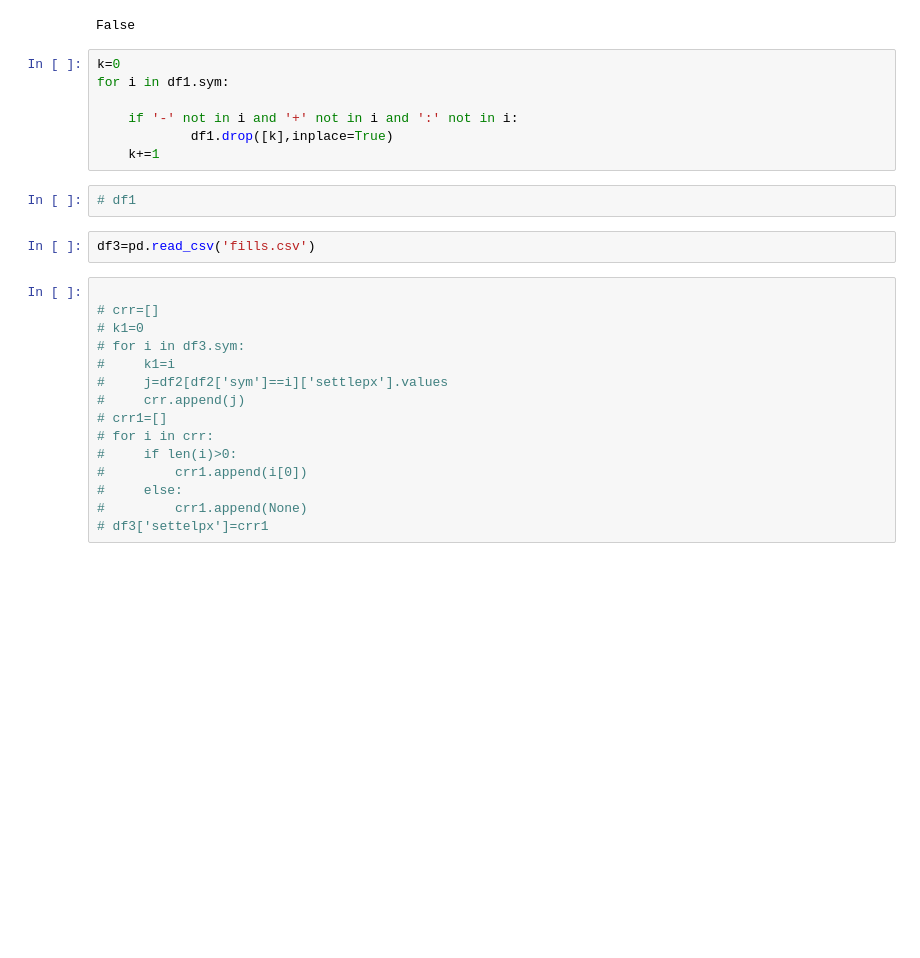
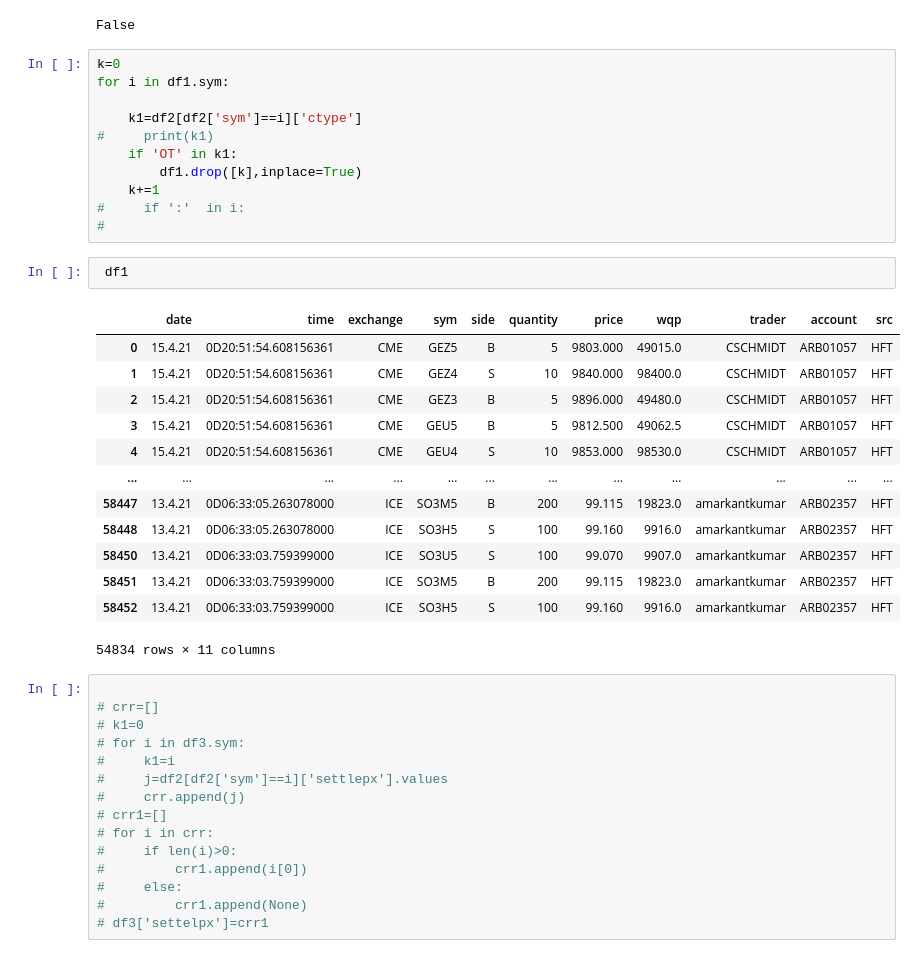
Before and after one commit to Darmuneeb322/Xion, a Jupyter notebook: 2/xion_Q1_Part1.ipynb, the cells around one changed output. Saved outputs shown, nothing was run; the diff lists cells and outputs as text; blank space fills up the shorter version.

```diff
--- a/2/xion_Q1_Part1.ipynb
+++ b/2/xion_Q1_Part1.ipynb
@@ -12,13 +12,29 @@ False
 k=0
 for i in df1.sym:
 
-    if '-' not in i and '+' not in i and ':' not in i:
-            df1.drop([k],inplace=True)
+    k1=df2[df2['sym']==i]['ctype']
+#     print(k1)
+    if 'OT' in k1:
+        df1.drop([k],inplace=True)
     k+=1
+#     if ':'  in i:
+#
 # %%
-# df1
+ df1
+# %% [output]
+|  | date | time | exchange | sym | side | quantity | price | wqp | trader | account | src |
+| 0 | 15.4.21 | 0D20:51:54.608156361 | CME | GEZ5 | B | 5 | 9803.000 | 49015.0 | CSCHMIDT | ARB01057 | HFT |
+| 1 | 15.4.21 | 0D20:51:54.608156361 | CME | GEZ4 | S | 10 | 9840.000 | 98400.0 | CSCHMIDT | ARB01057 | HFT |
+| 2 | 15.4.21 | 0D20:51:54.608156361 | CME | GEZ3 | B | 5 | 9896.000 | 49480.0 | CSCHMIDT | ARB01057 | HFT |
+| 3 | 15.4.21 | 0D20:51:54.608156361 | CME | GEU5 | B | 5 | 9812.500 | 49062.5 | CSCHMIDT | ARB01057 | HFT |
+| 4 | 15.4.21 | 0D20:51:54.608156361 | CME | GEU4 | S | 10 | 9853.000 | 98530.0 | CSCHMIDT | ARB01057 | HFT |
+| ... | ... | ... | ... | ... | ... | ... | ... | ... | ... | ... | ... |
+| 58447 | 13.4.21 | 0D06:33:05.263078000 | ICE | SO3M5 | B | 200 | 99.115 | 19823.0 | amarkantkumar | ARB02357 | HFT |
+| 58448 | 13.4.21 | 0D06:33:05.263078000 | ICE | SO3H5 | S | 100 | 99.160 | 9916.0 | amarkantkumar | ARB02357 | HFT |
+| 58450 | 13.4.21 | 0D06:33:03.759399000 | ICE | SO3U5 | S | 100 | 99.070 | 9907.0 | amarkantkumar | ARB02357 | HFT |
+| 58451 | 13.4.21 | 0D06:33:03.759399000 | ICE | SO3M5 | B | 200 | 99.115 | 19823.0 | amarkantkumar | ARB02357 | HFT |
+| 58452 | 13.4.21 | 0D06:33:03.759399000 | ICE | SO3H5 | S | 100 | 99.160 | 9916.0 | amarkantkumar | ARB02357 | HFT |
+54834 rows × 11 columns
-# %%
-df3=pd.read_csv('fills.csv')
 # %%
 
 # crr=[]
```
Also changed, not shown: parts of 5 cells of this notebook.
